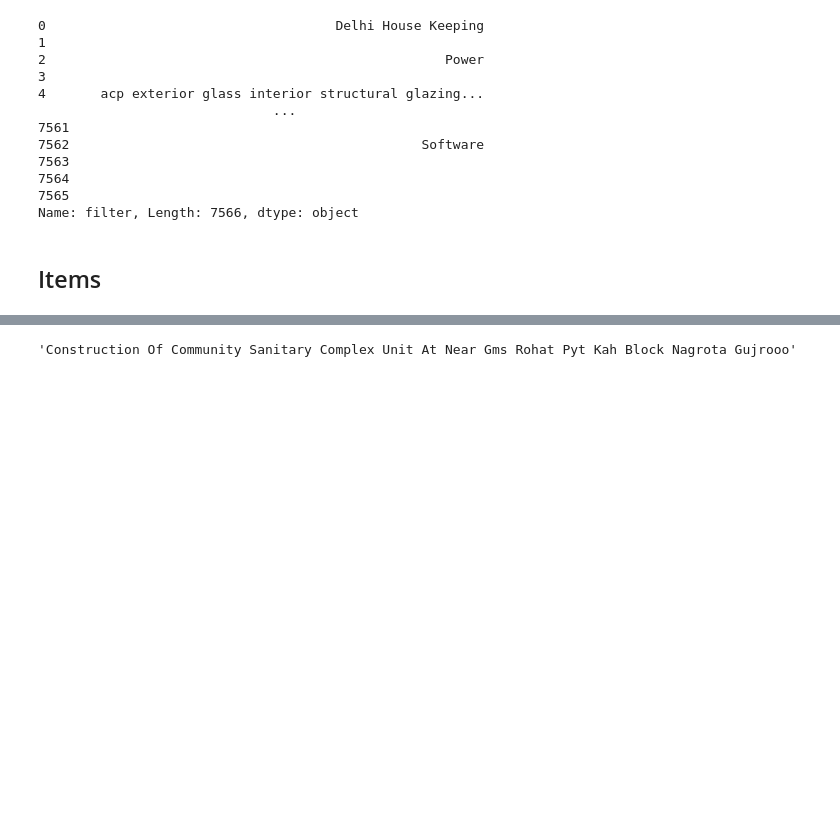
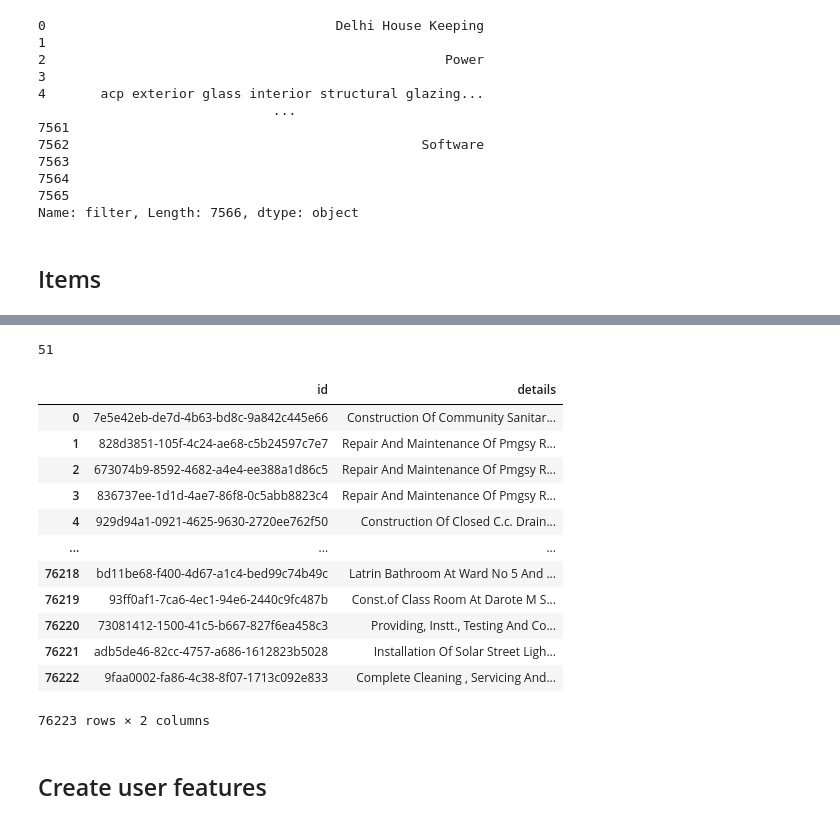
Before and after one commit to sumeetkd/sharedbooks, a Jupyter notebook: Recommender.ipynb, the cells around one changed output, grey strips where cells are left out. Drawn from its saved outputs; the diff is of its cells as text; code cells hidden in the pictures; blank space fills up the shorter version.

```diff
--- a/Recommender.ipynb
+++ b/Recommender.ipynb
@@ -280,7 +278,9 @@ items.head()
 | 2 | 673074b9-8592-4682-a4e4-ee388a1d86c5 | Jharkhand State Rural Road Develo... | 1.645247e+12 | 1.646048e+12 | 32778000.0 | 656000.0 | PUBLISHED | [{'state': 'Jharkhand', 'city': '... | Repair And Maintenance Of Pmgsy R... |
 | 3 | 836737ee-1d1d-4ae7-86f8-0c5abb8823c4 | Jharkhand State Rural Road Develo... | 1.645247e+12 | 1.646048e+12 | 52264000.0 | 1045000.0 | PUBLISHED | [{'state': 'Jharkhand', 'city': '... | Repair And Maintenance Of Pmgsy R... |
 | 4 | 929d94a1-0921-4625-9630-2720ee762f50 | Rural Development Department | 1.645270e+12 | 1.645760e+12 | 375755.0 | NaN | ARCHIVED | [{'state': 'Maharashtra', 'city':... | Construction Of Closed C.c. Drain... |
+# %%
+items['details'].eq('').sum()
+# %% [output]
+51
 # %%
-items['details'][0]
+itemfeatures = items[items['details'] != ''][['id','details']]
-# %% [output]
-'Construction Of Community Sanitary Complex Unit At Near Gms Rohat Pyt Kah Block Nagrota Gujrooo'
@@ -288,0 +287,18 @@ def user_vector(rowitem):
+# %%
+itemfeatures
+# %% [output]
+|  | id | details |
+| 0 | 7e5e42eb-de7d-4b63-bd8c-9a842c445e66 | Construction Of Community Sanitar... |
+| 1 | 828d3851-105f-4c24-ae68-c5b24597c7e7 | Repair And Maintenance Of Pmgsy R... |
+| 2 | 673074b9-8592-4682-a4e4-ee388a1d86c5 | Repair And Maintenance Of Pmgsy R... |
+| 3 | 836737ee-1d1d-4ae7-86f8-0c5abb8823c4 | Repair And Maintenance Of Pmgsy R... |
+| 4 | 929d94a1-0921-4625-9630-2720ee762f50 | Construction Of Closed C.c. Drain... |
+| ... | ... | ... |
+| 76218 | bd11be68-f400-4d67-a1c4-bed99c74b49c | Latrin Bathroom At Ward No 5 And ... |
+| 76219 | 93ff0af1-7ca6-4ec1-94e6-2440c9fc487b | Const.of Class Room At Darote M S... |
+| 76220 | 73081412-1500-41c5-b667-827f6ea458c3 | Providing, Instt., Testing And Co... |
+| 76221 | adb5de46-82cc-4757-a686-1612823b5028 | Installation Of Solar Street Ligh... |
+| 76222 | 9faa0002-fa86-4c38-8f07-1713c092e833 | Complete Cleaning , Servicing And... |
+76223 rows × 2 columns
+# %% [markdown]
+## Create user features
```
Also changed, not shown: parts of 43 cells of this notebook, 1 other file.
